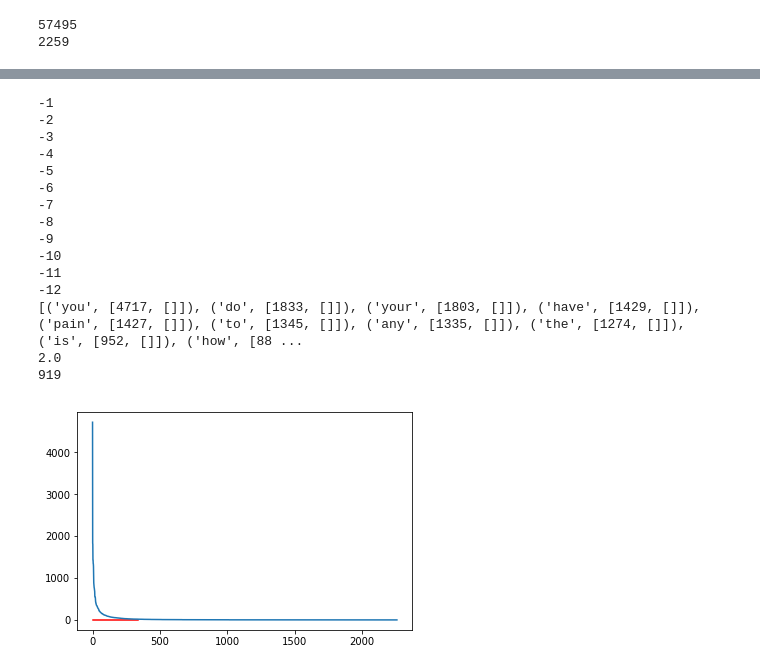
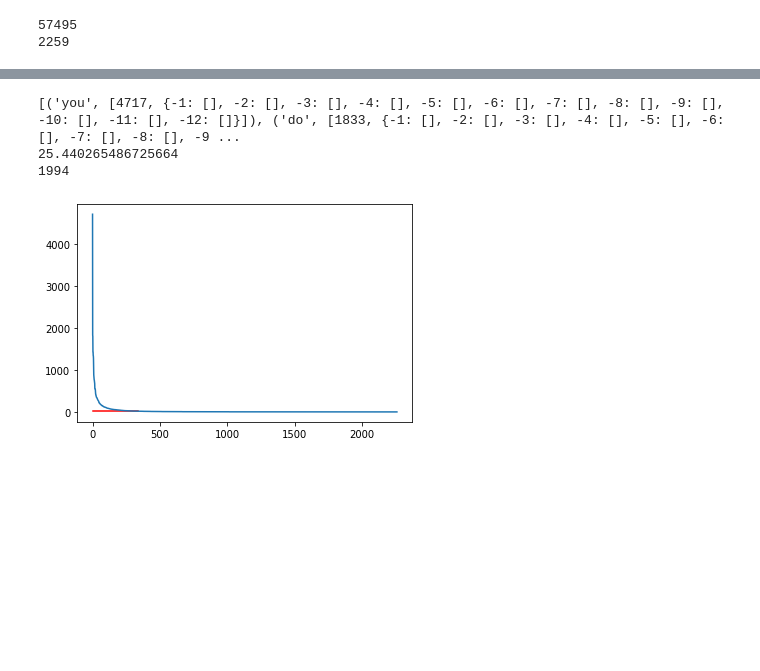
Before and after one commit to QiS9596/vp-cnn, a Jupyter notebook: vpcnn/statistics_new_dataset.ipynb, the cells around one changed output, grey strips where cells are left out. Saved outputs shown, nothing was run; the diff lists cells and outputs as text; code cells hidden in the pictures; blank space fills up the shorter version.

```diff
--- a/vpcnn/statistics_new_dataset.ipynb
+++ b/vpcnn/statistics_new_dataset.ipynb
@@ -220,24 +251,12 @@ class TokenLevelCounter:
 # %%
 
 
 tc = TokenLevelCounter(list_token)
-median, minority = tc.plot_token_statistics()
+median, minority = tc.plot_token_statistics('mean')
 print(median)
 print(len(minority))
 # %% [output]
--1
--2
--3
--4
--5
--6
--7
--8
--9
--10
--11
--12
-[('you', [4717, []]), ('do', [1833, []]), ('your', [1803, []]), ('have', [1429, []]), ('pain', [1427, []]), ('to', [1345, []]), ('any', [1335, []]), ('the', [1274, []]), ('is', [952, []]), ('how', [88 ...
-2.0
-919
+[('you', [4717, {-1: [], -2: [], -3: [], -4: [], -5: [], -6: [], -7: [], -8: [], -9: [], -10: [], -11: [], -12: []}]), ('do', [1833, {-1: [], -2: [], -3: [], -4: [], -5: [], -6: [], -7: [], -8: [], -9 ...
+25.440265486725664
+1994
-[figure, old version]
+[figure, new version]
```
Also changed, not shown: parts of 12 cells of this notebook.
